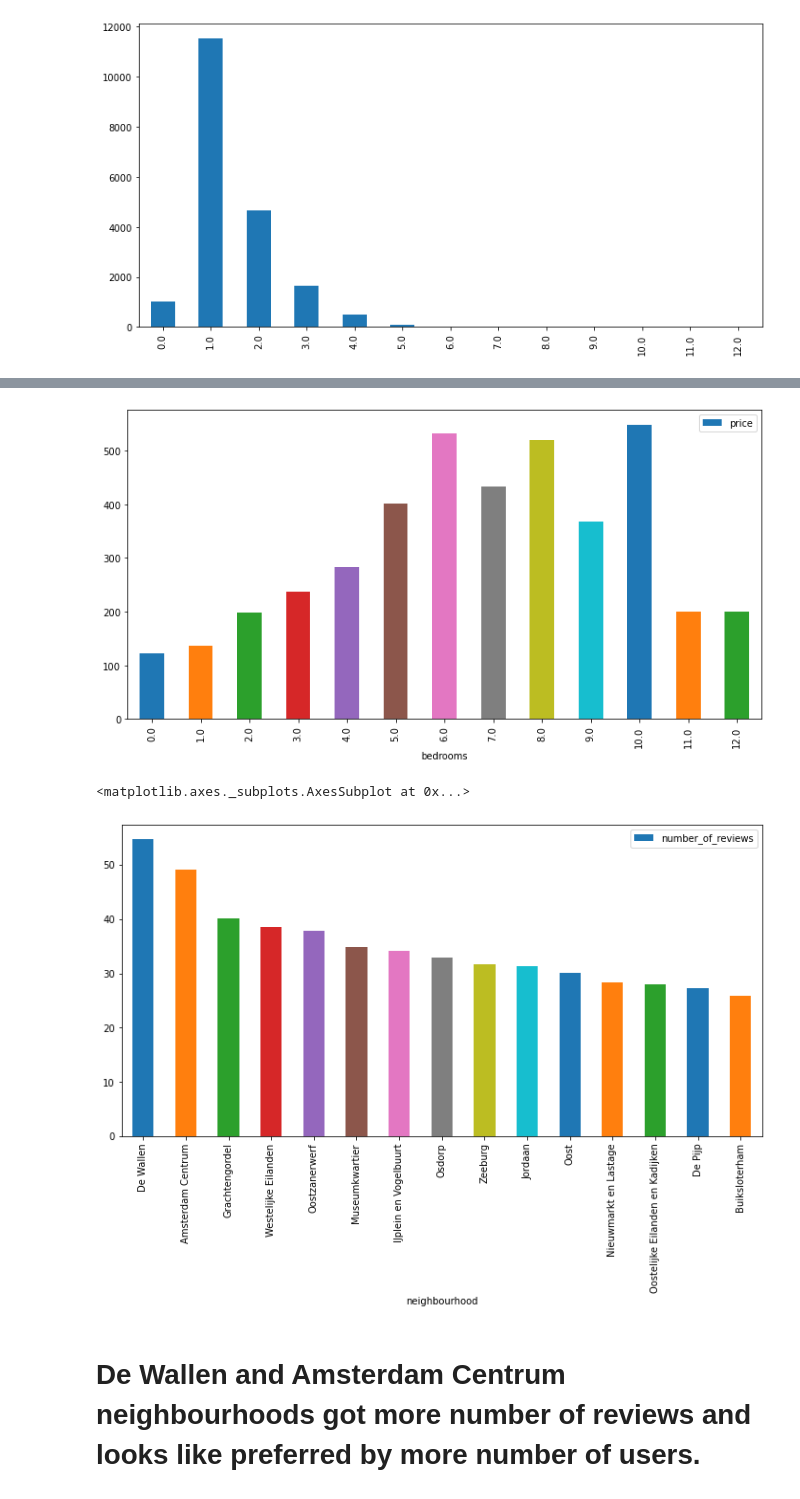
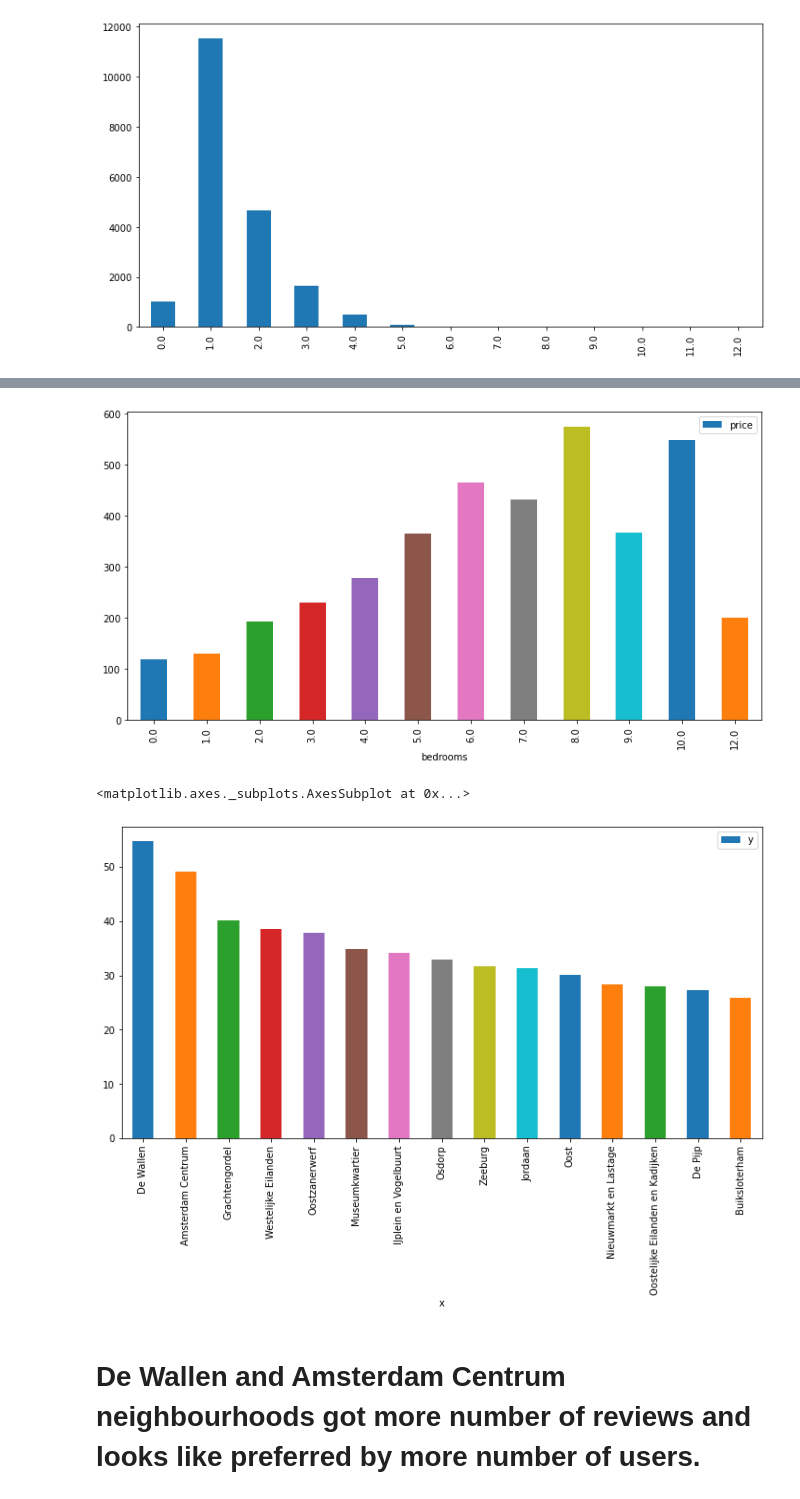
Before and after one commit to ranguswetha/Amsterdam-Airbnb-DataAnalysis, a Jupyter notebook: Airbnb-Amsterdam-DataAnalysis & visualizations.ipynb, the cells around one changed output, grey strips where cells are left out. Drawn from its saved outputs; the diff is of its cells as text; code cells hidden in the pictures.

```diff
--- a/Airbnb-Amsterdam-DataAnalysis & visualizations.ipynb
+++ b/Airbnb-Amsterdam-DataAnalysis & visualizations.ipynb
@@ -22,6 +22,24 @@ listings.head()
 # %% [markdown]
 # There are lot many other columns but i'm particularly interested in looking at bedrooms column and how they are related to price of the listings.
 # value_counts provides unique values available for each bedroom type
+# %%
+# we are creating function here to clean price column in both datasets
+
+# function to replace $ sign from price column and chnage its column type to float
+
+def clean_price( x ):
+
+    return(x.replace('[\$,]','', regex= True).astype(float))
+
+
+#clean price column and only consider ones with >0
+listings.price = clean_price(listings.price)
+listings = listings[listings.price >0]
+
+listings = listings[listings.number_of_reviews >0]
+
+calendar.price = clean_price(calendar.price)
+calendar = calendar[calendar.price >0]
 # %%
 bedrooms_val_counts = listings.bedrooms.value_counts()
 
@@ -49,14 +67,9 @@ bedrooms_val_counts.sort_index().plot.bar(figsize = (12,6))
 <matplotlib.axes._subplots.AxesSubplot at 0x...>
 [figure]
 # %%
-#now lets look at how the listings with various bedroom counts are priced. we need to  remove '$' sign from price column and convert value to floats before performing any kind of comutations on the column.
-
-listings.price = listings.price.replace('[\$,]','', regex= True).astype(float)
-
-#now price is usable to get a look on how they vary with number of bedrooms for a listing.
+#now lets look at how the listings with various bedroom counts are priced.
 
 bedrooms = listings.groupby('bedrooms')
-
 bedrooms["price"].describe()
 # %% [output]
 |  | count | mean | std | min | 25% | 50% | 75% | max |
@@ -86,5 +98,5 @@ bedrooms.mean().plot.bar(y='price', figsize = (12,6),color= colors)
 
 plt.show()
 # %% [output]
-[figure, old version]
+[figure, new version]
 # %%
@@ -91,20 +104,24 @@ plt.show()
 # Graph looks okay but doesnt exactly follow our intuition about how price should go up with bedroom count. we can see that 0 bedroom (couldbe studio listings) have an average price that is almost equal to single bedroom listings.
 # studio listings being only lodges for single person so the prices for 1bedroom and Studios could almost be same.
 # Average price listed for 11BD is low and can be removed from analysis for better understanding as there is only one listing avaiable with 11BD.
+# %%
+# function to calculate mean values in column2 grouping by column1
+
+def get_grp_mean( df ):
+
+    df.columns = ['x','y']
+    df = df.groupby(['x']).y.mean()
+    df = df.reset_index()
+    return(df.sort_values('y', ascending= [0]))
 # %%
 # Neighbourhoods with most number of reviews
 
-rev_df = listings.groupby(['neighbourhood']).number_of_reviews.mean()
-rev_df = rev_df.reset_index()
-rev_df = rev_df.sort_values('number_of_reviews', ascending=[0])
+rev_df = get_grp_mean(listings[['neighbourhood','number_of_reviews']])
 
-rev_df.head(15).plot.bar(x = 'neighbourhood',
-                        y = 'number_of_reviews',
-                         figsize = (12,6),
-                        color =colors)
+rev_df.head(15).plot.bar(x = 'x',y = 'y',figsize = (12,6),color =colors)
 # %% [output]
 <matplotlib.axes._subplots.AxesSubplot at 0x...>
-[figure, old version]
+[figure, new version]
 # %% [markdown]
 # De Wallen and Amsterdam Centrum neighbourhoods got more number of reviews and looks like preferred by more number of users.
 # %%
```
Also changed, not shown: parts of 6 cells of this notebook.
